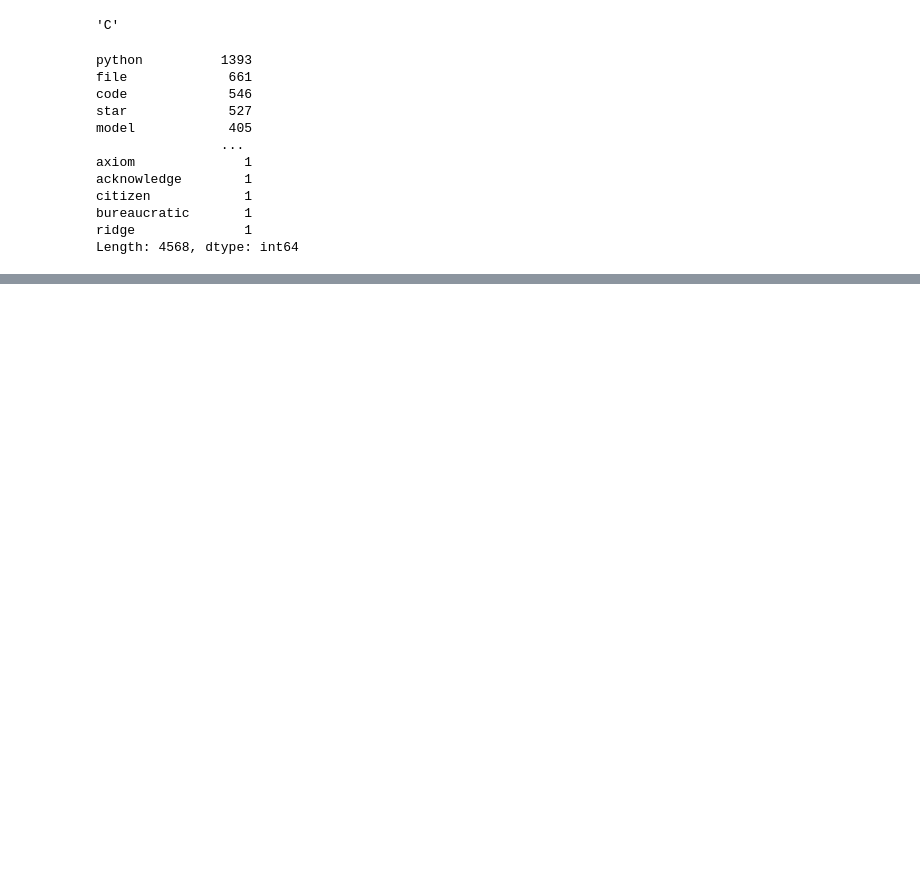
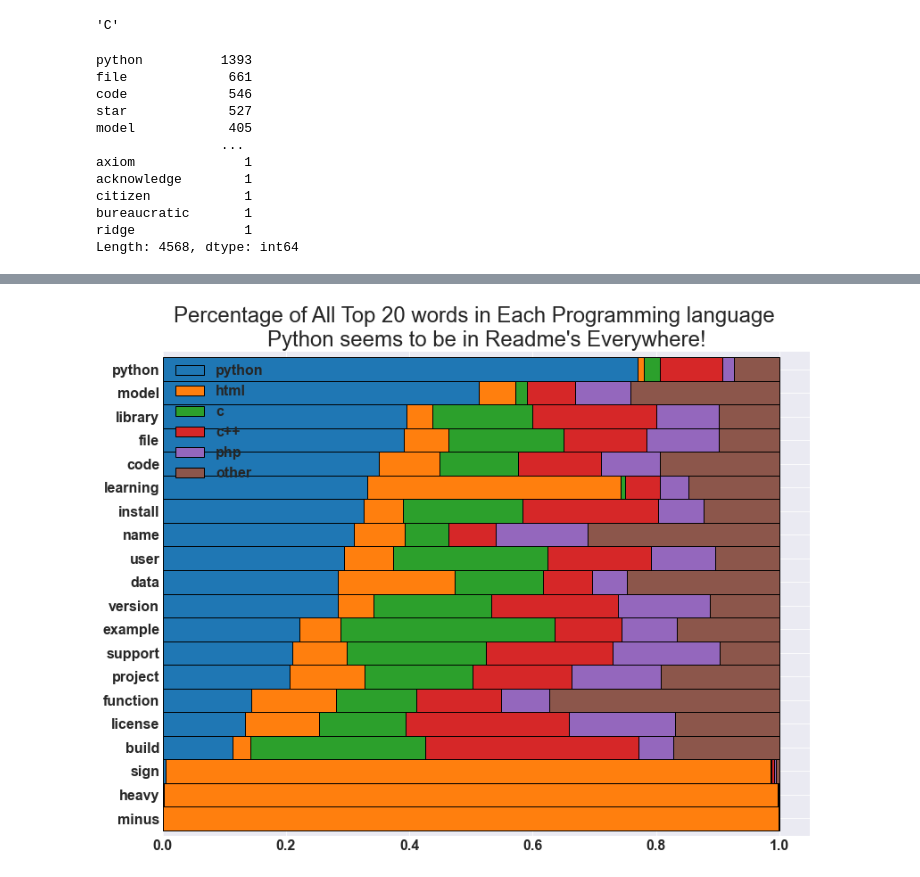
Before and after one commit to Dash-n-Dave-NLP/Project-Dave, a Jupyter notebook: final_draft.ipynb, the cells around one changed output, grey strips where cells are left out. Drawn from its saved outputs; the diff is of its cells as text; code cells hidden in the pictures; blank space fills up the shorter version.

```diff
--- a/final_draft.ipynb
+++ b/final_draft.ipynb
@@ -147,2 +180,6 @@ word_counts(lb)
+# %%
+top_20_percentages(lb)
+# %% [output]
+[figure, added]
 # %%
 lb['Python'].bigrams().value_counts(ascending=False).head(20).plot.barh()
```
Also changed, not shown: parts of 24 cells of this notebook, 3 other files.
